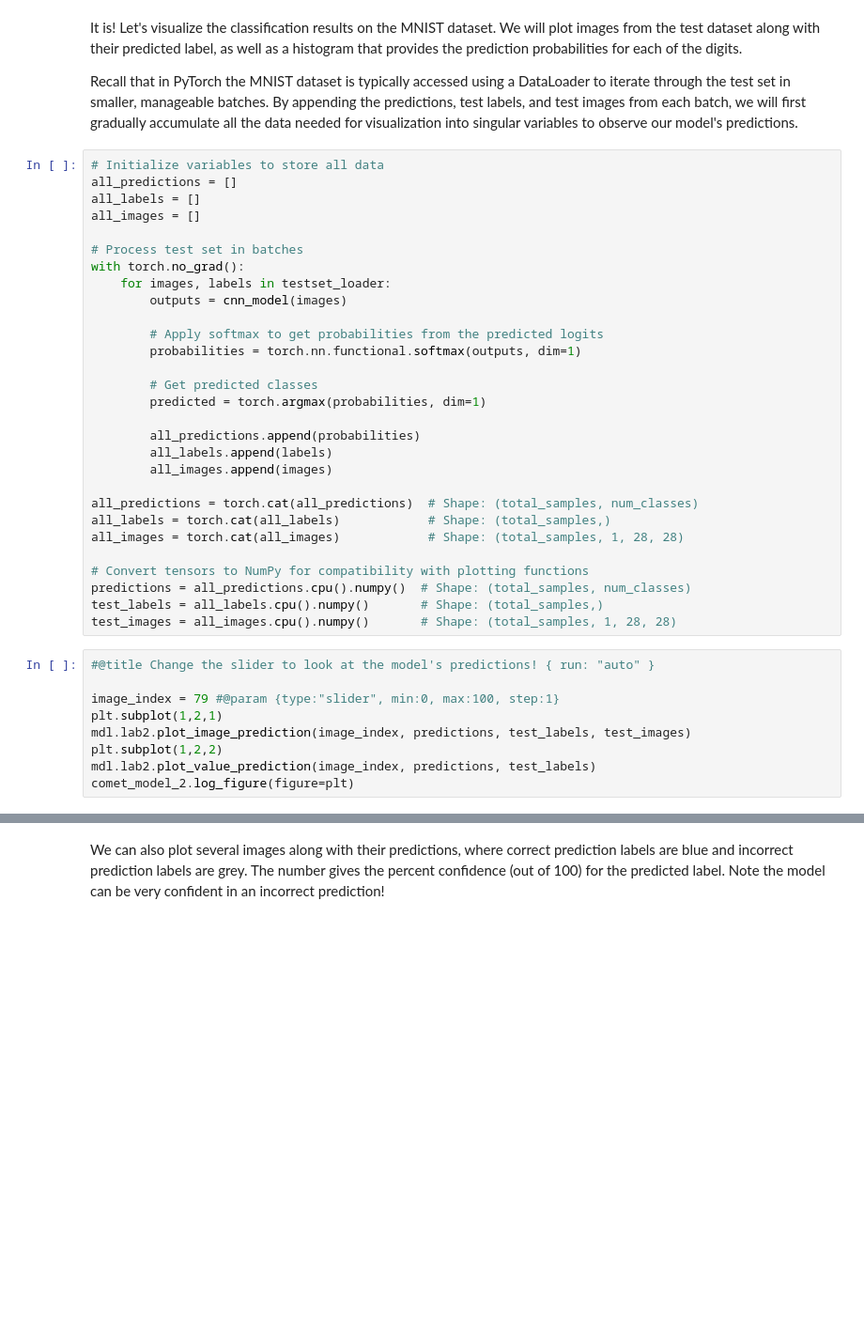
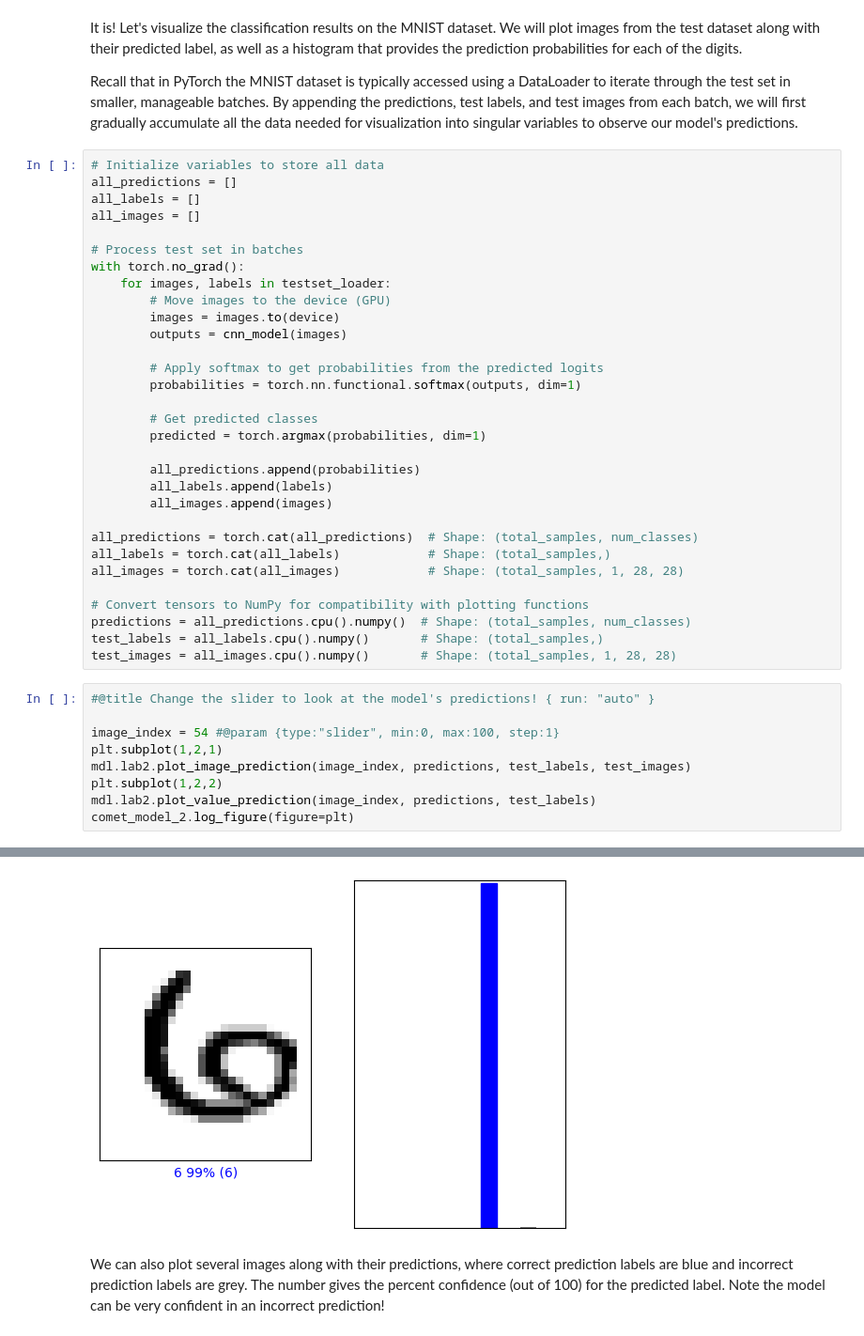
Before and after one commit to barbell-dev/100xDevs-Assignments, a Jupyter notebook: lab2/PT_Part1_MNIST.ipynb, the cells around one changed output, grey strips where cells are left out. Shown at 94% size. Drawn from its saved outputs; the diff is of its cells as text; blank space fills up the shorter version.

```diff
--- a/lab2/PT_Part1_MNIST.ipynb
+++ b/lab2/PT_Part1_MNIST.ipynb
@@ -534,6 +564,8 @@ all_images = []
 # Process test set in batches
 with torch.no_grad():
     for images, labels in testset_loader:
+        # Move images to the device (GPU)
+        images = images.to(device)
         outputs = cnn_model(images)
 
         # Apply softmax to get probabilities from the predicted logits
@@ -557,9 +589,10 @@ test_images = all_images.cpu().numpy()       # Shape: (total_samples, 1, 28, 28)
 # %%
 #@title Change the slider to look at the model's predictions! { run: "auto" }
 
-image_index = 79 #@param {type:"slider", min:0, max:100, step:1}
+image_index = 54 #@param {type:"slider", min:0, max:100, step:1}
 plt.subplot(1,2,1)
 mdl.lab2.plot_image_prediction(image_index, predictions, test_labels, test_images)
 plt.subplot(1,2,2)
 mdl.lab2.plot_value_prediction(image_index, predictions, test_labels)
 comet_model_2.log_figure(figure=plt)
+# %% [output]
@@ -566,3 +602,4 @@ comet_model_2.log_figure(figure=plt)
+[figure, added]
 # %% [markdown]
 We can also plot several images along with their predictions, where correct prediction labels are blue and incorrect prediction labels are grey. The number gives the percent confidence (out of 100) for the predicted label. Note the model can be very confident in an incorrect prediction!
 # %%
```
Also changed, not shown: parts of 14 cells of this notebook.
